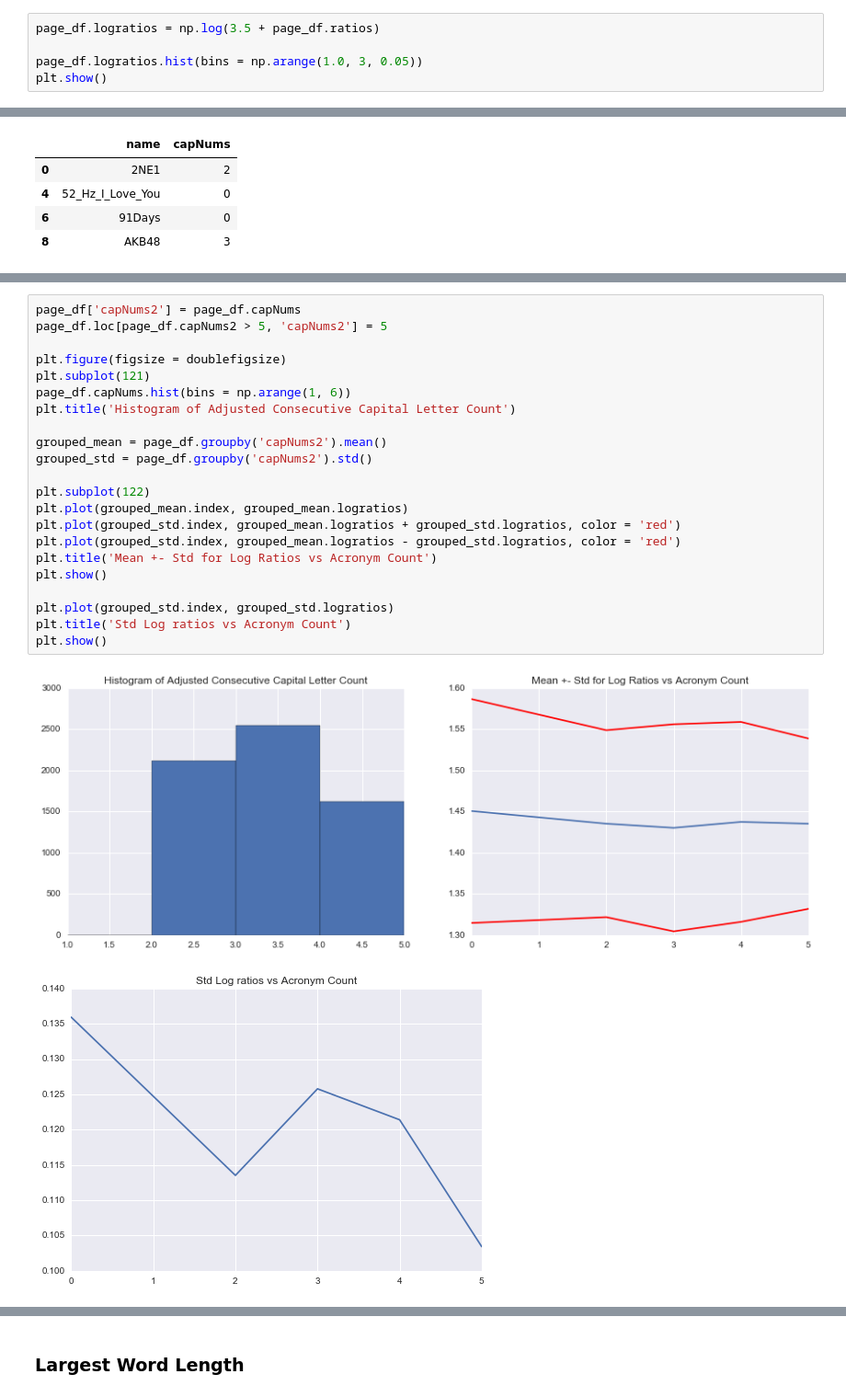
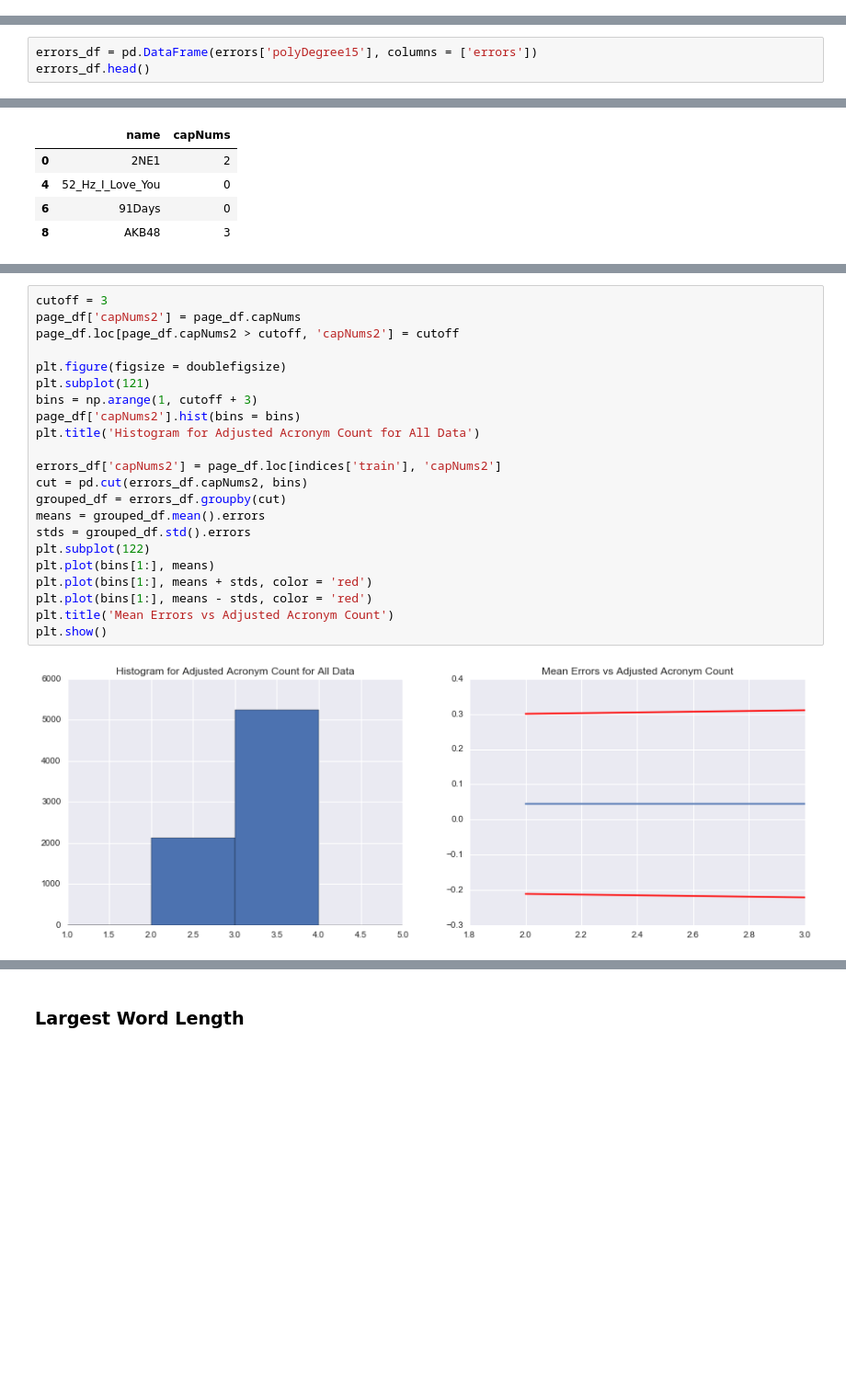
Before and after one commit to MatthewMcGonagle/KaggleWikiTraffic, a Jupyter notebook: FinalReport.ipynb, the cells around one changed output, grey strips where cells are left out. Shown at 92% size. Saved outputs shown, nothing was run; the diff lists cells and outputs as text; blank space fills up the shorter version.

```diff
--- a/FinalReport.ipynb
+++ b/FinalReport.ipynb
@@ -668,5 +650,0 @@ So we see that the optimal constant to choose is about 3.5. So we go with z = np
-# %%
-page_df.logratios = np.log(3.5 + page_df.ratios)
-
-page_df.logratios.hist(bins = np.arange(1.0, 3, 0.05))
-plt.show()
@@ -674,0 +653,3 @@ plt.show()
+# %%
+errors_df = pd.DataFrame(errors['polyDegree15'], columns = ['errors'])
+errors_df.head()
@@ -924,25 +998,24 @@ Proportion with Acronym Count > 0 =  0.0506814280692
 # %%
+cutoff = 3
 page_df['capNums2'] = page_df.capNums
-page_df.loc[page_df.capNums2 > 5, 'capNums2'] = 5
+page_df.loc[page_df.capNums2 > cutoff, 'capNums2'] = cutoff
 
 plt.figure(figsize = doublefigsize)
 plt.subplot(121)
-page_df.capNums.hist(bins = np.arange(1, 6))
-plt.title('Histogram of Adjusted Consecutive Capital Letter Count')
+bins = np.arange(1, cutoff + 3)
+page_df['capNums2'].hist(bins = bins)
+plt.title('Histogram for Adjusted Acronym Count for All Data')
 
-grouped_mean = page_df.groupby('capNums2').mean()
-grouped_std = page_df.groupby('capNums2').std()
-
+errors_df['capNums2'] = page_df.loc[indices['train'], 'capNums2']
+cut = pd.cut(errors_df.capNums2, bins)
+grouped_df = errors_df.groupby(cut)
+means = grouped_df.mean().errors
+stds = grouped_df.std().errors
 plt.subplot(122)
-plt.plot(grouped_mean.index, grouped_mean.logratios)
-plt.plot(grouped_std.index, grouped_mean.logratios + grouped_std.logratios, color = 'red')
-plt.plot(grouped_std.index, grouped_mean.logratios - grouped_std.logratios, color = 'red')
-plt.title('Mean +- Std for Log Ratios vs Acronym Count')
+plt.plot(bins[1:], means)
+plt.plot(bins[1:], means + stds, color = 'red')
+plt.plot(bins[1:], means - stds, color = 'red')
+plt.title('Mean Errors vs Adjusted Acronym Count')
 plt.show()
-
-plt.plot(grouped_std.index, grouped_std.logratios)
-plt.title('Std Log ratios vs Acronym Count')
-plt.show()
 # %% [output]
-[figure, old version]
+[figure, new version]
-[figure, removed]
```
Also changed, not shown: parts of 62 cells of this notebook.
